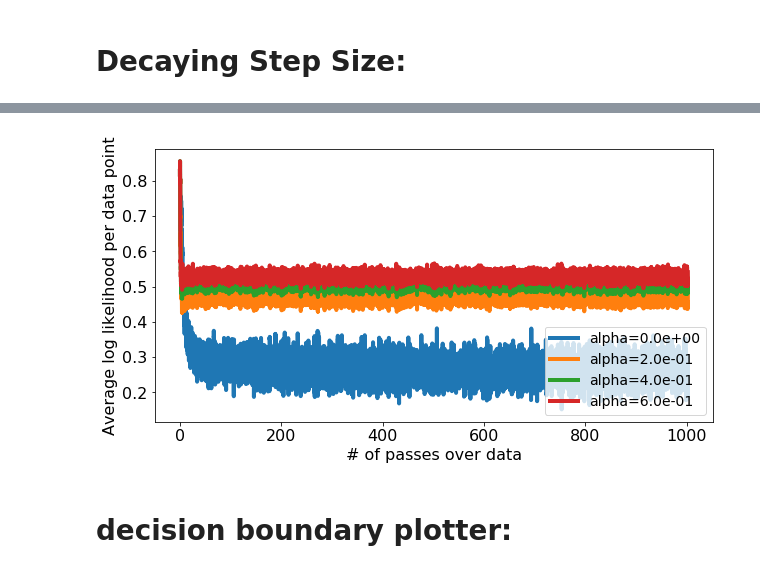
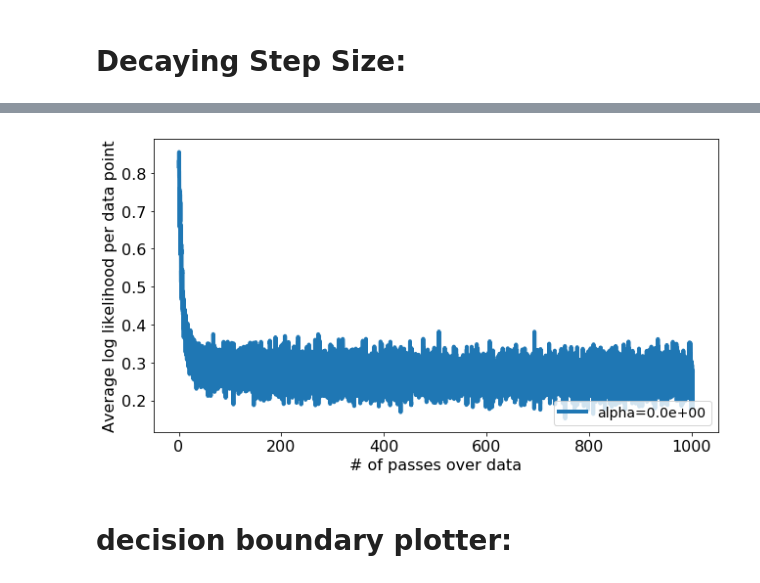
Before and after one commit to anvaribs/SDS385, a Jupyter notebook: exercises/exercises02/src/stochastic_gradient_descent.ipynb, the cells around one changed output, grey strips where cells are left out. Saved outputs shown, nothing was run; the diff lists cells and outputs as text; code cells hidden in the pictures.

```diff
--- a/exercises/exercises02/src/stochastic_gradient_descent.ipynb
+++ b/exercises/exercises02/src/stochastic_gradient_descent.ipynb
@@ -693,11 +693,11 @@ Iteration 40000: Average log likelihood (of data points in batch [420:430]) = 0.
 Iteration 50000: Average log likelihood (of data points in batch [100:110]) = 0.60379227
 Iteration 56999: Average log likelihood (of data points in batch [550:560]) = 0.50797502
 # %%
-for alpha in [0.0, 0.2, 0.4, 0.6, 0.8, 1.0][0:4]:
+for alpha in [0.0, 0.2, 0.4, 0.6, 0.8, 1.0][0:1]:
     make_plot(log_likelihood_sgd[alpha], len_data=len(train_set_x), batch_size=10,
               smoothing_window=30, label='alpha=%.1e'%alpha)
 # %% [output]
-[figure, old version]
+[figure, new version]
 # %% [markdown]
 # decision boundary plotter:
 # %%
```
